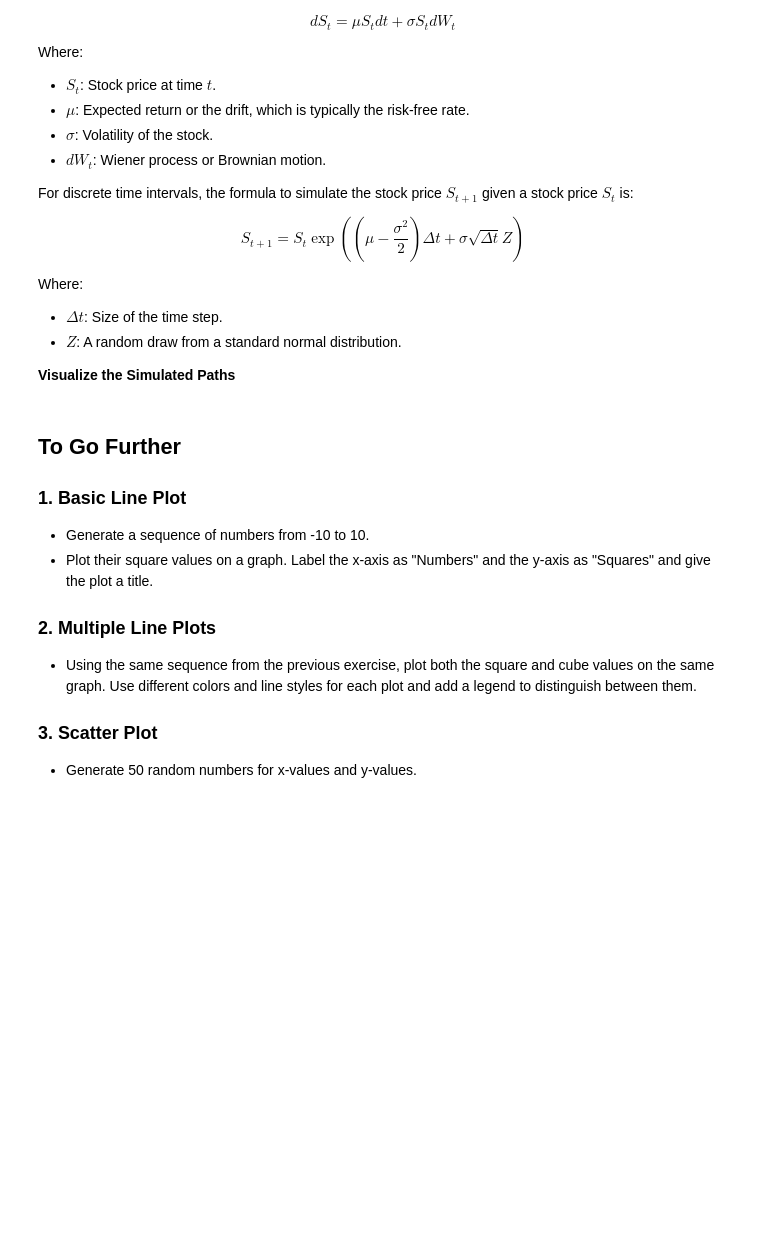
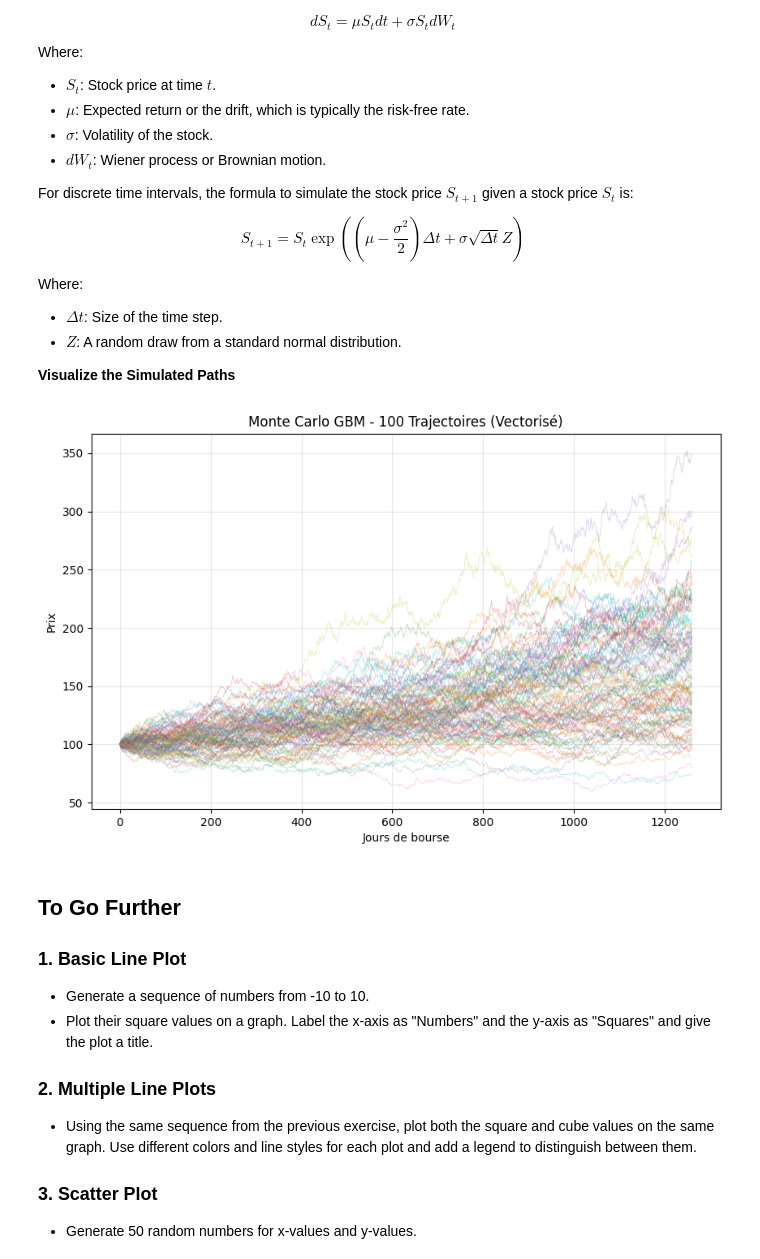
Before and after one commit to RaoulSinde/python-222, a Jupyter notebook: python_session_4.ipynb, the cells around one changed output. Saved outputs shown, nothing was run; the diff lists cells and outputs as text; code cells hidden in the pictures; blank space fills up the shorter version.

```diff
--- a/python_session_4.ipynb
+++ b/python_session_4.ipynb
@@ -238,3 +246,29 @@ Where:
+# %%
+## Insert your code here
+S_0 = 100
+T = 5
+mu = 0.1
+sigma = 0.15
+dt = 1 / 252
+n_steps = T * 252
+m = 100
+
+Z = np.random.normal(0, 1, (m, n_steps))
+drift = (mu - 0.5 * sigma**2) * dt
+diffusion = sigma * np.sqrt(dt) * Z
+log_returns = drift + diffusion
+
+paths = S_0 * np.exp(np.column_stack([np.zeros(m), np.cumsum(log_returns, axis=1)]))
+
+plt.figure(figsize=(10, 6))
+plt.plot(paths.T, alpha=0.25, lw=0.7)
+plt.title(f"Monte Carlo GBM - {m} Trajectoires (Vectorisé)")
+plt.xlabel("Jours de bourse")
+plt.ylabel("Prix")
+plt.grid(True, alpha=0.3)
+plt.show()
+# %% [output]
+[figure, added]
 # %% [markdown]
 ## To Go Further
 
```
Also changed, not shown: parts of 4 cells of this notebook.
